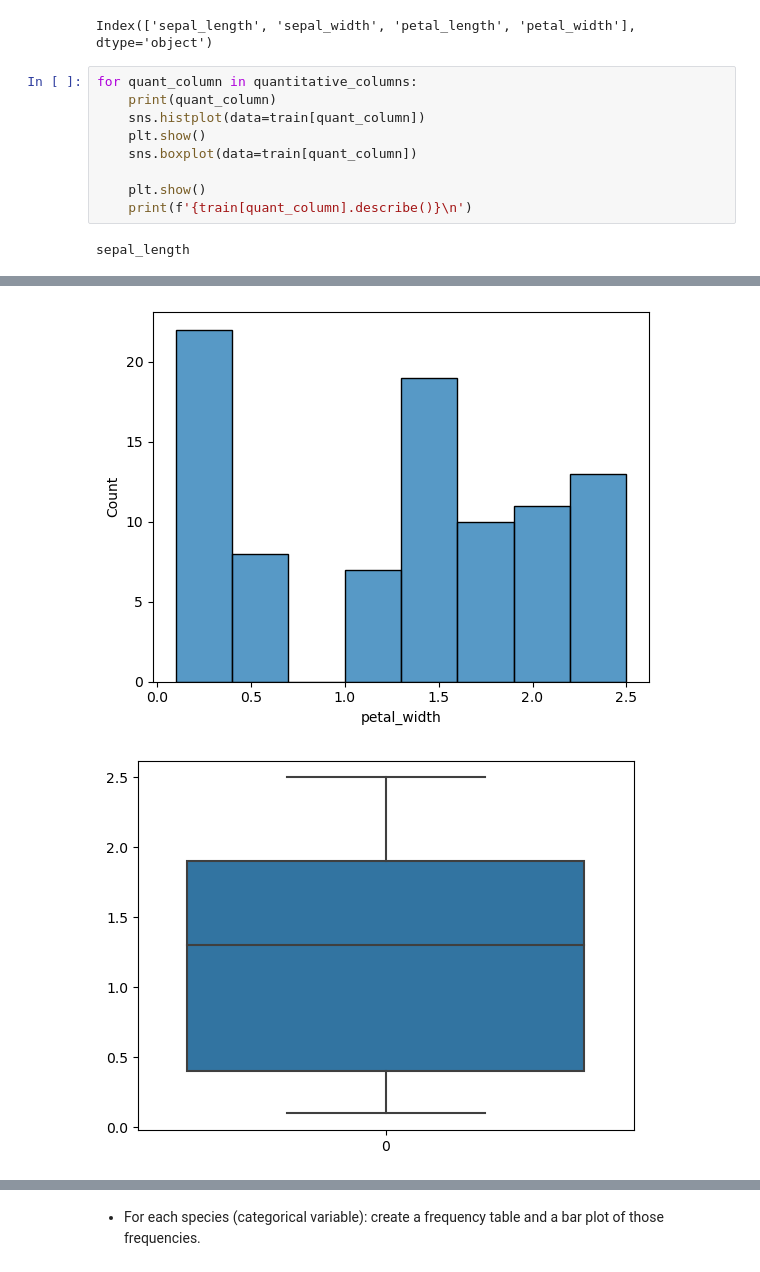
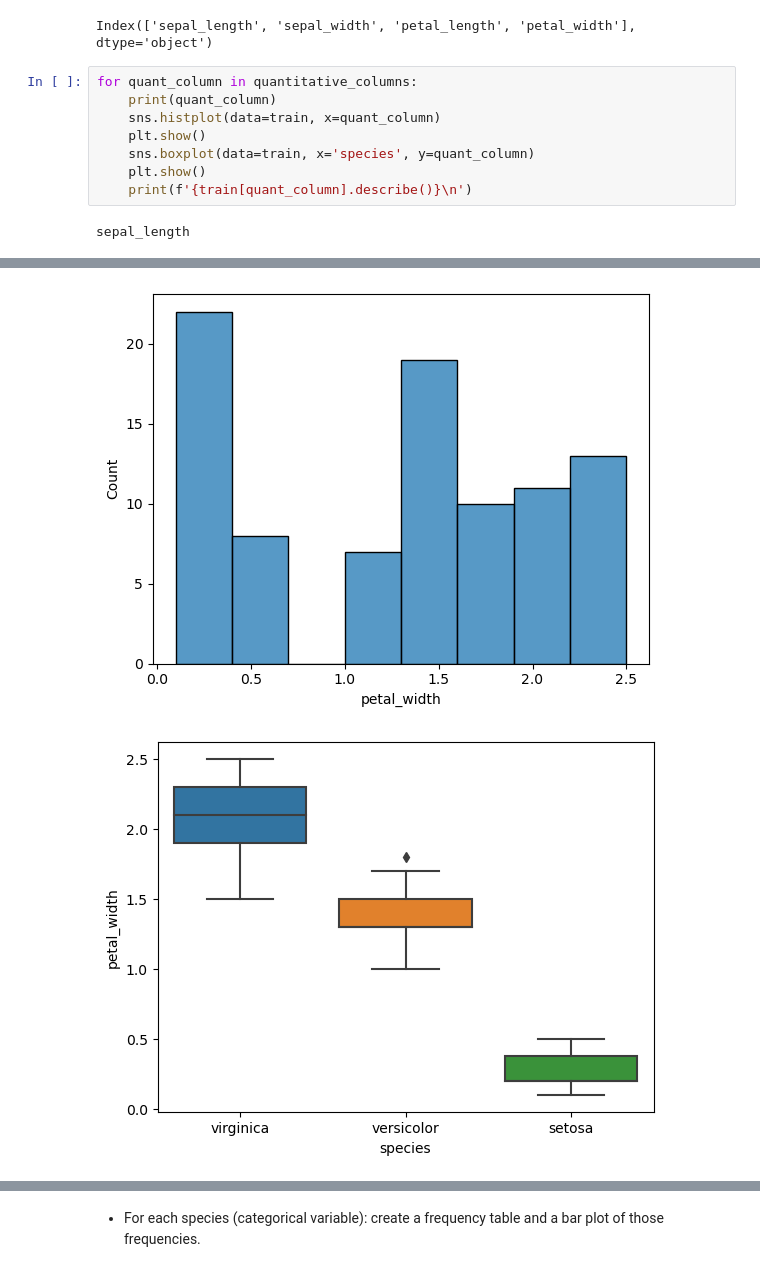
Before and after one commit to rabeka-branham/classification-exercises, a Jupyter notebook: explore.ipynb, the cells around one changed output, grey strips where cells are left out. Saved outputs shown, nothing was run; the diff lists cells and outputs as text.

```diff
--- a/explore.ipynb
+++ b/explore.ipynb
@@ -57,10 +60,9 @@ Index(['sepal_length', 'sepal_width', 'petal_length', 'petal_width'], dtype='obj
 # %%
 for quant_column in quantitative_columns:
     print(quant_column)
-    sns.histplot(data=train[quant_column])
+    sns.histplot(data=train, x=quant_column)
     plt.show()
-    sns.boxplot(data=train[quant_column])
-
+    sns.boxplot(data=train, x='species', y=quant_column)
     plt.show()
     print(f'{train[quant_column].describe()}\n')
 # %% [output]
@@ -96,16 +98,16 @@ petal_length
 count    90.000000
 mean      3.782222
 std       1.760910
 min       1.000000
 25%       1.600000
 50%       4.400000
 75%       5.100000
 max       6.900000
 Name: petal_length, dtype: float64
 
 petal_width
 [figure]
-[figure, old version]
+[figure, new version]
 count    90.000000
 mean      1.241111
 std       0.783667
```
Also changed, not shown: parts of 44 cells of this notebook, 5 other files.
